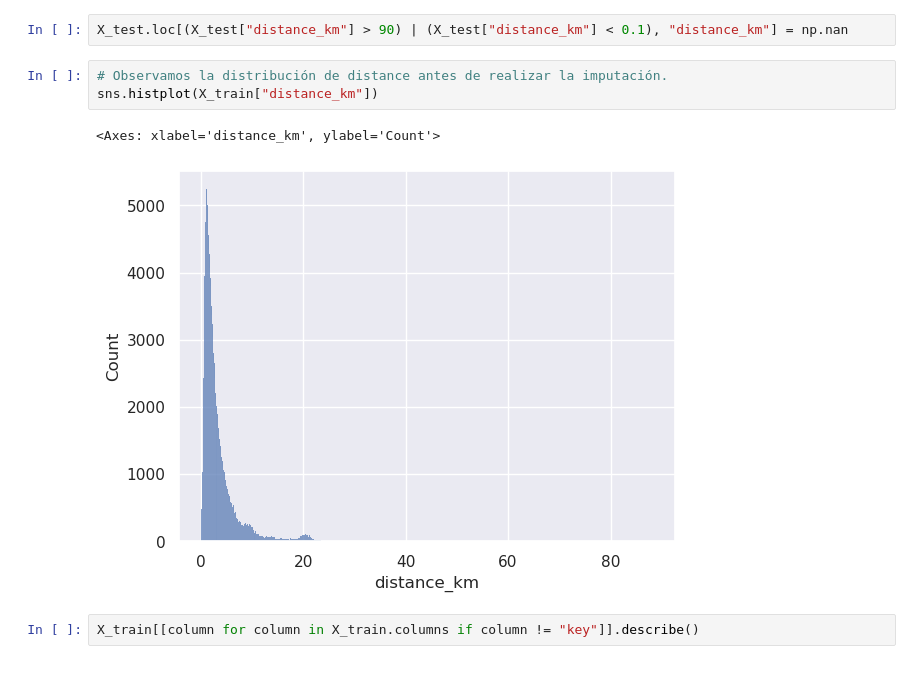
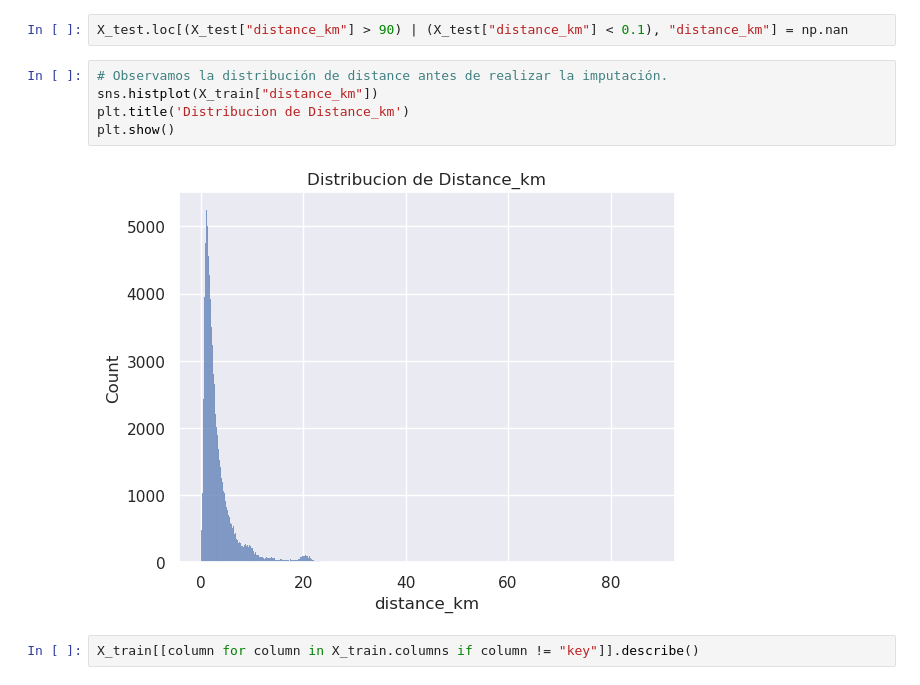
Before and after one commit to GenaCanciani/AA1-TUIA-2025C2-Canciani-Morales-Mancini, a Jupyter notebook: TP-Regresion-AA1-2025C1.ipynb, the cells around one changed output. Drawn from its saved outputs; the diff is of its cells as text.

```diff
--- a/TP-Regresion-AA1-2025C1.ipynb
+++ b/TP-Regresion-AA1-2025C1.ipynb
@@ -378,9 +378,10 @@ X_test.loc[(X_test["distance_km"] > 90) | (X_test["distance_km"] < 0.1), "distan
 # %%
 # Observamos la distribución de distance antes de realizar la imputación.
 sns.histplot(X_train["distance_km"])
+plt.title('Distribucion de Distance_km')
+plt.show()
 # %% [output]
-<Axes: xlabel='distance_km', ylabel='Count'>
-[figure, old version]
+[figure, new version]
 # %%
 X_train[[column for column in X_train.columns if column != "key"]].describe()
 # %% [output]
```
Also changed, not shown: parts of 8 cells of this notebook.
